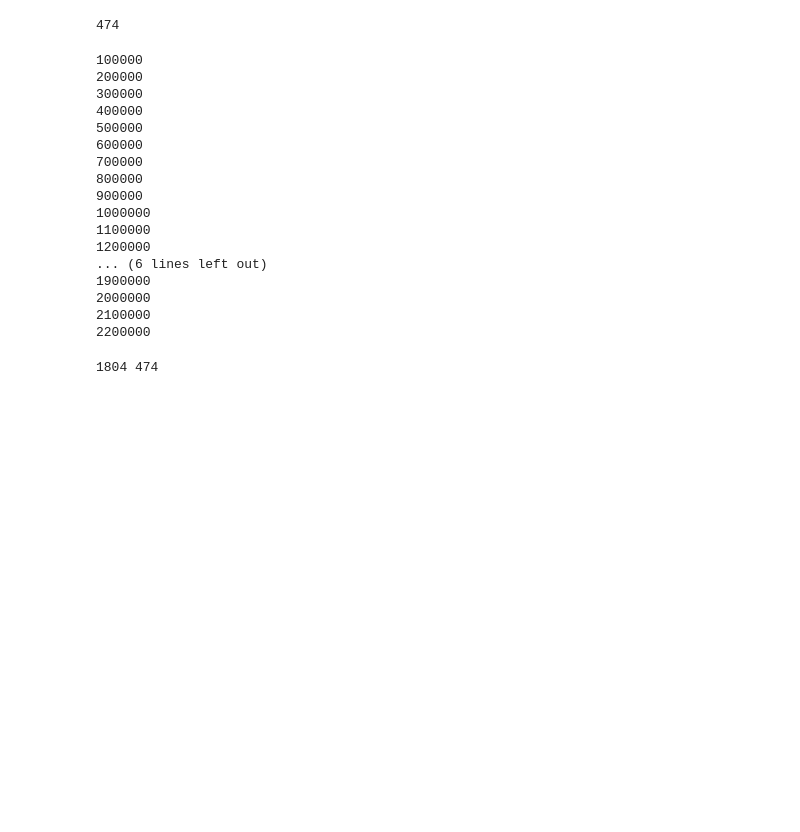
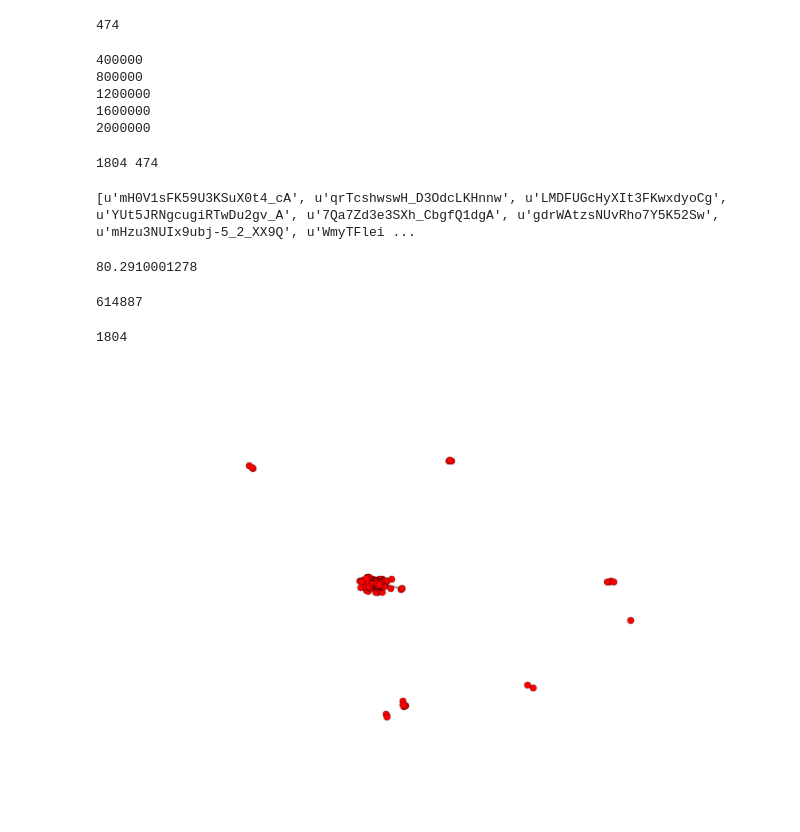
Before and after one commit to amalkadi/DataMiningProject, a Jupyter notebook: graph network.ipynb, the cells around one changed output. Cells and saved outputs as stored; diff of their text form; code cells hidden in the pictures; blank space fills up the shorter version.

Commit message:
Graph network for ON

```diff
--- a/graph network.ipynb
+++ b/graph network.ipynb
@@ -210,3 +206,13 @@ for user in user_list:
+# %%
+friends_list = {}
+
+
+for user in user_list:
+    for business in user_list[user]:
+        if user in friends_list.keys():
+            friends_list[user].extend(business_list[business])
+        else:
+            friends_list[user]=business_list[business]
 # %% [markdown]
 ### Getting network graph for ON
 # %%
@@ -219,8 +225,8 @@ print len(ON_businesses)
 474
 # %%
 c = 0
-user_list = defaultdict(list)
-business_list = defaultdict(list)
+user_dic = defaultdict(list)
+business_dic = defaultdict(list)
 with open('yelp_academic_dataset_review.json') as data_file:
     for line in data_file:
         c+=1
@@ -228,30 +234,18 @@ with open('yelp_academic_dataset_review.json') as data_file:
         bid =  review['business_id']
         if (bid in ON_businesses):
             uid = review['user_id']
-            user_list[uid].append(bid)
-            business_list[bid].append(uid)
+            user_dic[uid].append(bid)
+            business_dic[bid].append(uid)
 
 
-        if c % 100000 == 0:
+        if c % 400000 == 0:
             print c
 # print user_list
 # print business_list
 # %% [output]
-100000
-200000
-300000
 400000
-500000
-600000
-700000
 800000
-900000
-1000000
-1100000
 1200000
-... (6 lines left out)
-1900000
+1600000
 2000000
-2100000
-2200000
 # %%
@@ -259,2 +253,40 @@ print len(user_list), len(business_list)
 # %% [output]
 1804 474
+# %%
+friends_list = {}
+
+for user in user_dic:
+    for business in user_dic[user]:
+        if user in friends_list.keys():
+            friends_list[user].extend(business_dic[business])
+        else:
+            friends_list[user]=business_dic[business]
+# %%
+print friends_list[business_dic[ON_businesses[0]][50]]
+# %% [output]
+[u'mH0V1sFK59U3KSuX0t4_cA', u'qrTcshwswH_D3OdcLKHnnw', u'LMDFUGcHyXIt3FKwxdyoCg', u'YUt5JRNgcugiRTwDu2gv_A', u'7Qa7Zd3e3SXh_CbgfQ1dgA', u'gdrWAtzsNUvRho7Y5K52Sw', u'mHzu3NUIx9ubj-5_2_XX9Q', u'WmyTFlei ...
+# %%
+import time
+
+t1 = time.time()
+
+review_network = nx.Graph(friends_list)
+
+print time.time()-t1
+# %% [output]
+80.2910001278
+# %%
+review_network.number_of_edges()
+# %% [output]
+614887
+# %%
+review_network.number_of_nodes()
+# %% [output]
+1804
+# %%
+with sns.axes_style('white'):
+    fig = plt.subplots(1, figsize=(12,8))
+    nx.draw_networkx(review_network, edge_color='#a4a4a4', node_size=50, with_labels=False)
+    plt.axis('off')
+# %% [output]
+[figure, added]
```
Also changed, not shown: parts of 20 cells of this notebook.
